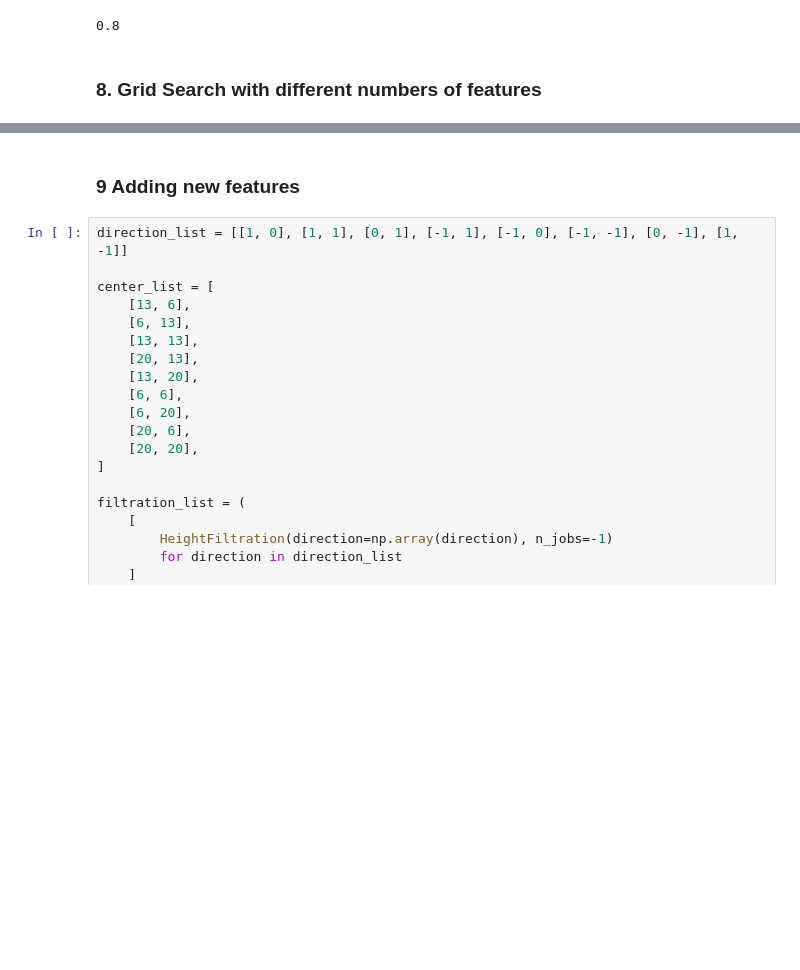
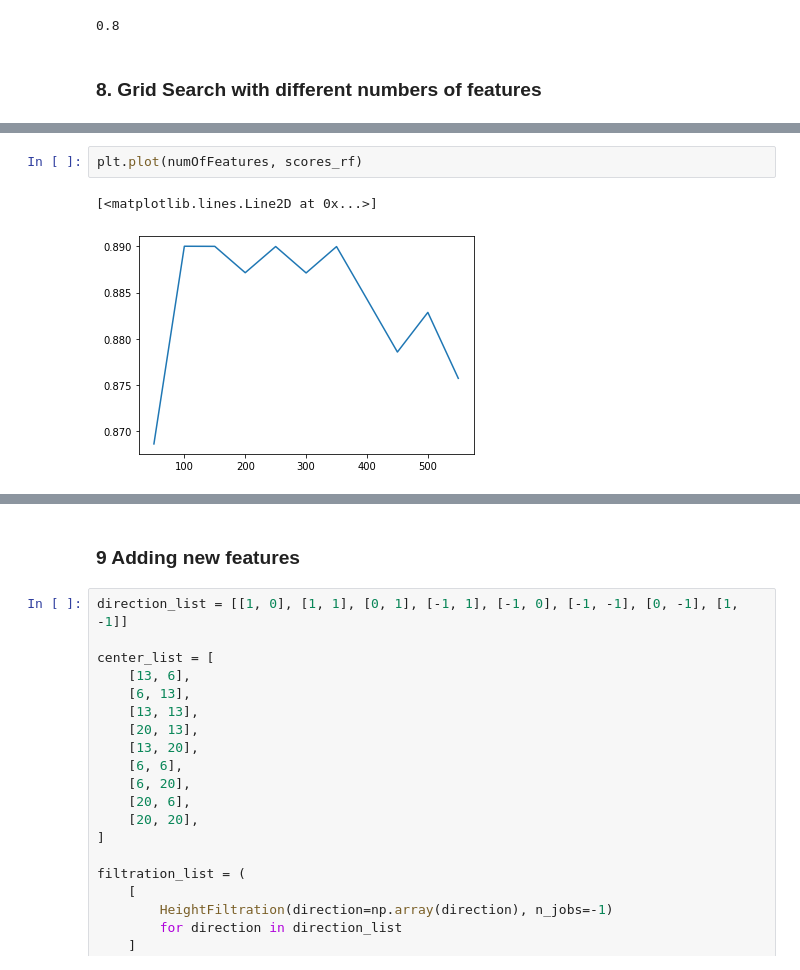
Before and after one commit to Snopoff/Bachelor-Thesis, a Jupyter notebook: ba_thesis.ipynb, the cells around one changed output, grey strips where cells are left out. Drawn from its saved outputs; the diff is of its cells as text; blank space fills up the shorter version.

```diff
--- a/ba_thesis.ipynb
+++ b/ba_thesis.ipynb
@@ -657,0 +854,5 @@ s.score(X_test_num, y_test)
+# %%
+plt.plot(numOfFeatures, scores_rf)
+# %% [output]
+[<matplotlib.lines.Line2D at 0x...>]
+[figure, added]
```
Also changed, not shown: parts of 86 cells of this notebook, 10 other files.
